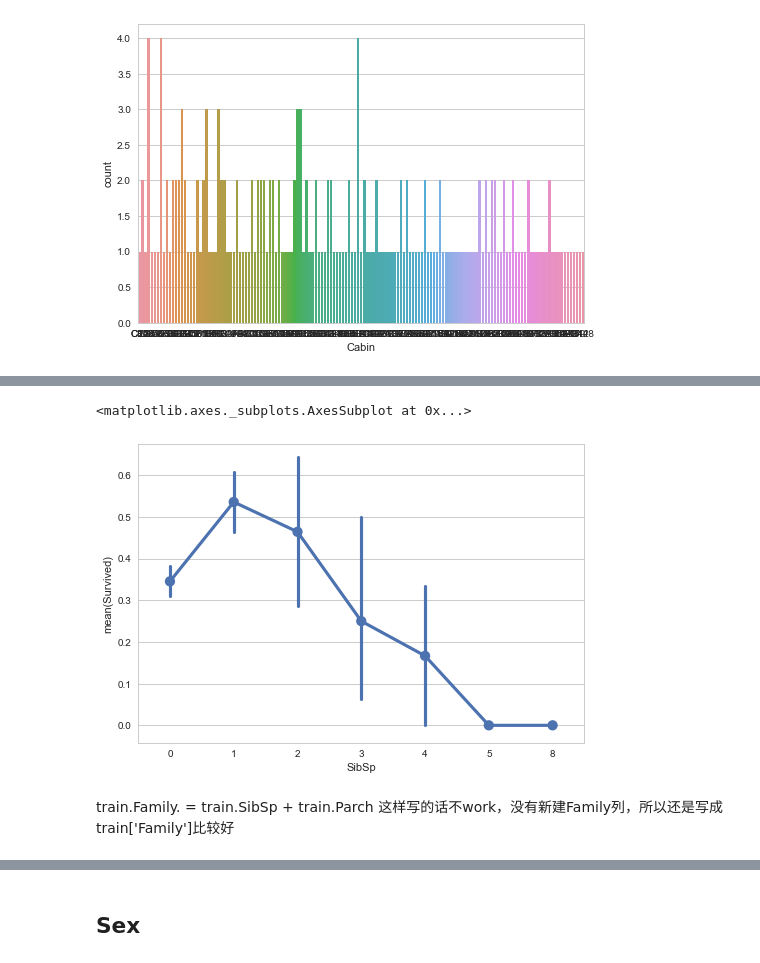
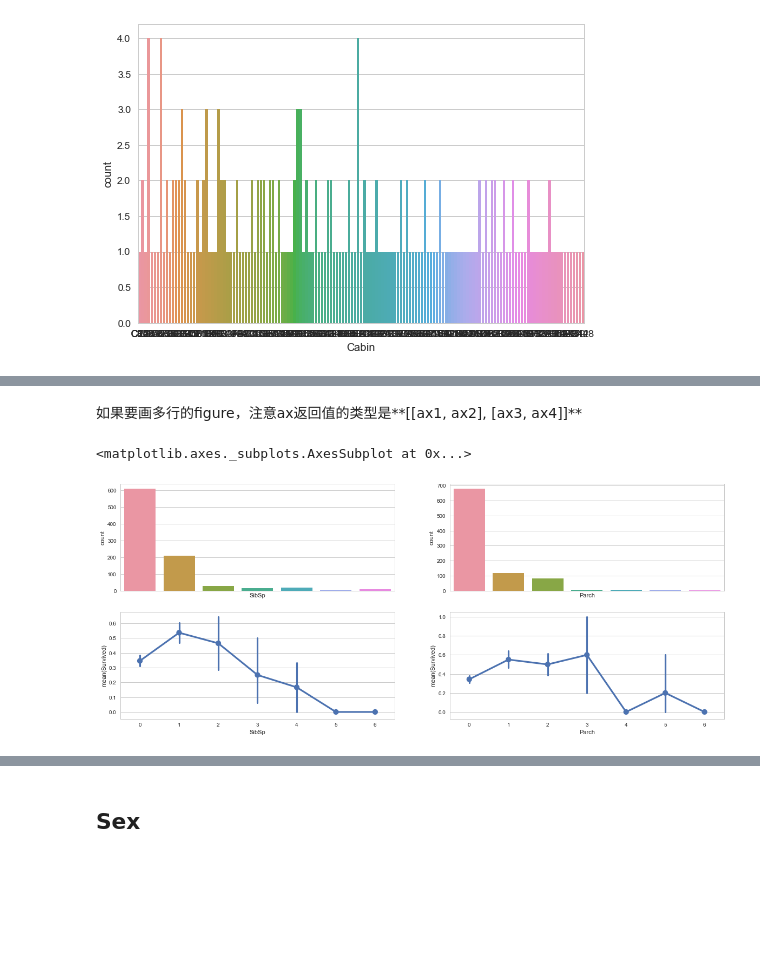
Before and after one commit to wikke/Kaggle-Titanic, a Jupyter notebook: Titanic.ipynb, the cells around one changed output, grey strips where cells are left out. Cells and saved outputs as stored; diff of their text form; code cells hidden in the pictures; blank space fills up the shorter version.

```diff
--- a/Titanic.ipynb
+++ b/Titanic.ipynb
@@ -171,7 +146,7 @@ sns.countplot(test.Age.dropna().astype(int), ax=ax2)
 <matplotlib.axes._subplots.AxesSubplot at 0x...>
 [figure]
 # %%
-fig, (ax1, ax2) = plt.subplots(1,2, figsize=(10, 7))
+fig, (ax1, ax2) = plt.subplots(1,2, figsize=(10, 5))
 
 sns.stripplot(data=train, x='Survived', y='Age', jitter=True, ax=ax1)
 
@@ -213,11 +157,0 @@ train_embarked_dummies   DataFrame           Embarked_C  Embarked<...>n\n[891 ro
-# %%
-train_age_rand_arr = np.random.randint(train_age_mean-train_age_std, train_age_mean+train_age_std, train_age_null_num)
-test_age_rand_arr = np.random.randint(test_age_mean-test_age_std, test_age_mean+test_age_std, test_age_null_num)
-
-train.loc[train.Age.isnull(), 'Age'] = train_age_rand_arr
-test.loc[test.Age.isnull(), 'Age'] = test_age_rand_arr
-# %%
-fig, (ax1, ax2) = plt.subplots(1,2, figsize=(20, 5))
-
-sns.countplot(train.Age.astype(int), ax=ax1)
-sns.countplot(test.Age.astype(int), ax=ax2)
@@ -251,6 +183,3 @@ sns.countplot(train.Cabin)
 # %% [output]
 <matplotlib.axes._subplots.AxesSubplot at 0x...>
 [figure]
-# %%
-train.drop('Cabin', axis=1, inplace=True)
-test.drop('Cabin', axis=1, inplace=True)
@@ -281,9 +218,13 @@ Name: Parch, dtype: int64
-# %%
-sns.pointplot(data=train, x='SibSp', y='Survived')
-# %% [output]
-<matplotlib.axes._subplots.AxesSubplot at 0x...>
-[figure, removed]
-# %% [markdown]
-train.Family. = train.SibSp + train.Parch
-这样写的话不work，没有新建Family列，所以还是写成train['Family']比较好
+# %% [markdown]
+如果要画多行的figure，注意ax返回值的类型是**[[ax1, ax2], [ax3, ax4]]**
+# %%
+fig, ([[ax1, ax2], [ax3, ax4]]) = plt.subplots(2, 2, figsize=(20, 8), sharex=True)
+sns.countplot(data=train, x='SibSp', ax=ax1)
+sns.countplot(data=train, x='Parch', ax=ax2)
+
+sns.pointplot(data=train, x='SibSp', y='Survived', ax=ax3)
+sns.pointplot(data=train, x='Parch', y='Survived', ax=ax4)
+# %% [output]
+<matplotlib.axes._subplots.AxesSubplot at 0x...>
+[figure, added]
 # %%
```
Also changed, not shown: parts of 114 cells of this notebook, 2 other files.
